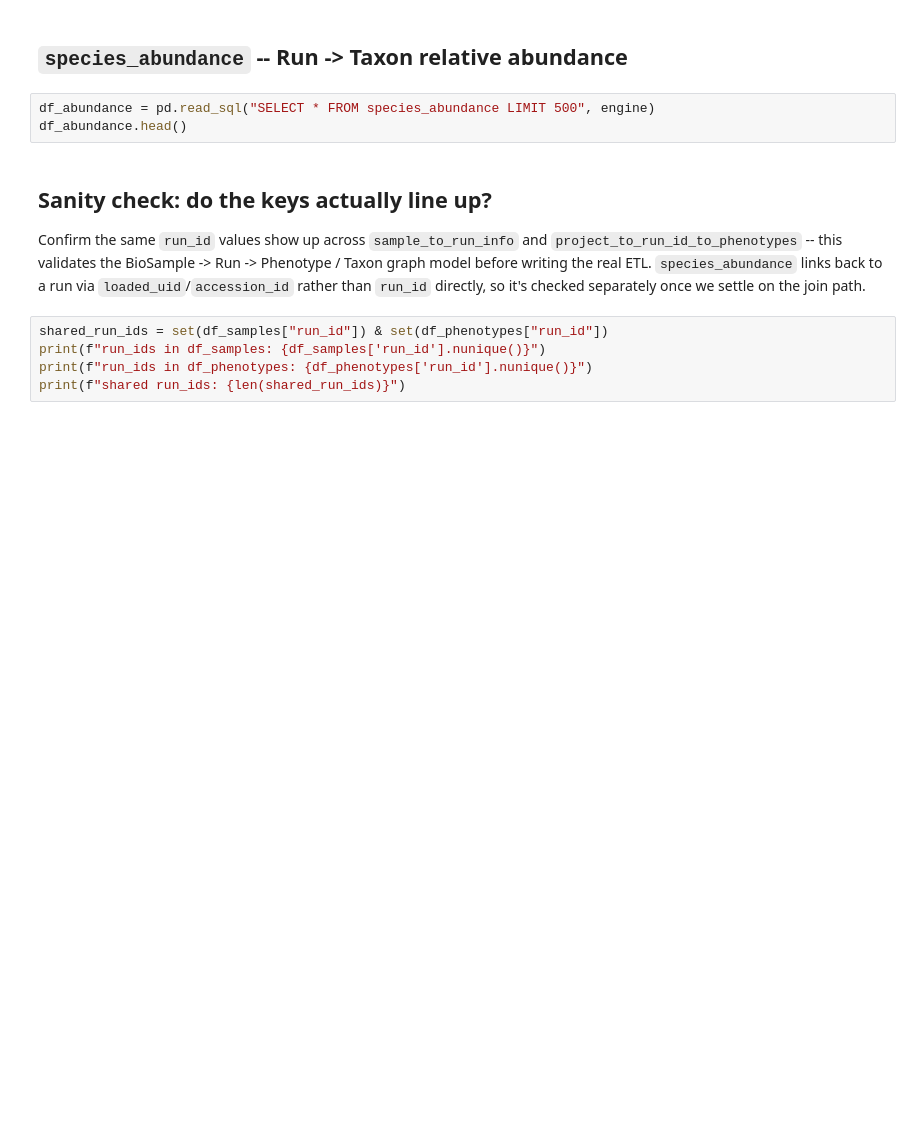
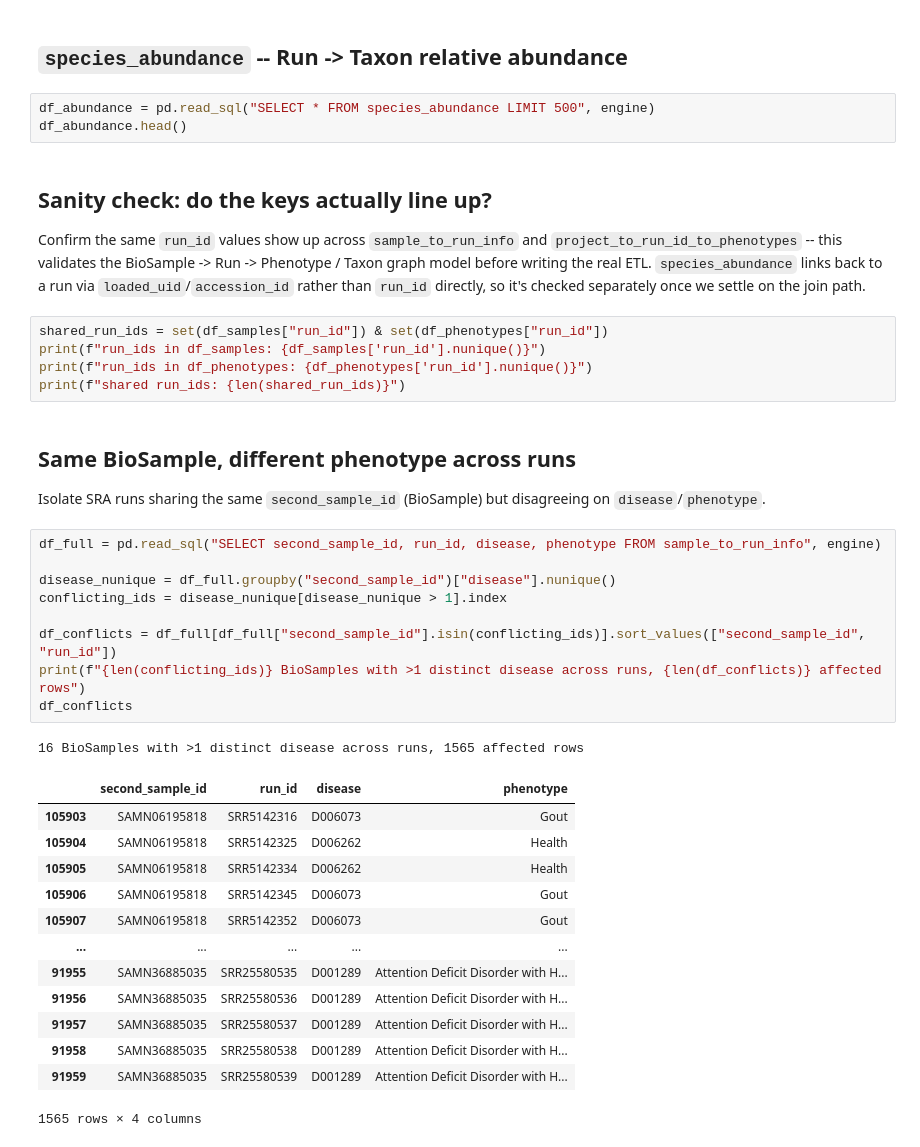
Before and after one commit to d3pant/GMREPOV3, a Jupyter notebook: eda/eda.ipynb, the cells around one changed output. Drawn from its saved outputs; the diff is of its cells as text; blank space fills up the shorter version.

```diff
--- a/eda/eda.ipynb
+++ b/eda/eda.ipynb
@@ -76,3 +112,31 @@ shared_run_ids = set(df_samples["run_id"]) & set(df_phenotypes["run_id"])
 print(f"run_ids in df_samples: {df_samples['run_id'].nunique()}")
 print(f"run_ids in df_phenotypes: {df_phenotypes['run_id'].nunique()}")
 print(f"shared run_ids: {len(shared_run_ids)}")
+# %% [markdown]
+## Same BioSample, different phenotype across runs
+
+Isolate SRA runs sharing the same `second_sample_id` (BioSample) but disagreeing on `disease`/`phenotype`.
+# %%
+df_full = pd.read_sql("SELECT second_sample_id, run_id, disease, phenotype FROM sample_to_run_info", engine)
+
+disease_nunique = df_full.groupby("second_sample_id")["disease"].nunique()
+conflicting_ids = disease_nunique[disease_nunique > 1].index
+
+df_conflicts = df_full[df_full["second_sample_id"].isin(conflicting_ids)].sort_values(["second_sample_id", "run_id"])
+print(f"{len(conflicting_ids)} BioSamples with >1 distinct disease across runs, {len(df_conflicts)} affected rows")
+df_conflicts
+# %% [output]
+16 BioSamples with >1 distinct disease across runs, 1565 affected rows
+|  | second_sample_id | run_id | disease | phenotype |
+| 105903 | SAMN06195818 | SRR5142316 | D006073 | Gout |
+| 105904 | SAMN06195818 | SRR5142325 | D006262 | Health |
+| 105905 | SAMN06195818 | SRR5142334 | D006262 | Health |
+| 105906 | SAMN06195818 | SRR5142345 | D006073 | Gout |
+| 105907 | SAMN06195818 | SRR5142352 | D006073 | Gout |
+| ... | ... | ... | ... | ... |
+| 91955 | SAMN36885035 | SRR25580535 | D001289 | Attention Deficit Disorder with H... |
+| 91956 | SAMN36885035 | SRR25580536 | D001289 | Attention Deficit Disorder with H... |
+| 91957 | SAMN36885035 | SRR25580537 | D001289 | Attention Deficit Disorder with H... |
+| 91958 | SAMN36885035 | SRR25580538 | D001289 | Attention Deficit Disorder with H... |
+| 91959 | SAMN36885035 | SRR25580539 | D001289 | Attention Deficit Disorder with H... |
+1565 rows × 4 columns
```
Also changed, not shown: parts of 7 cells of this notebook, 3 other files.
